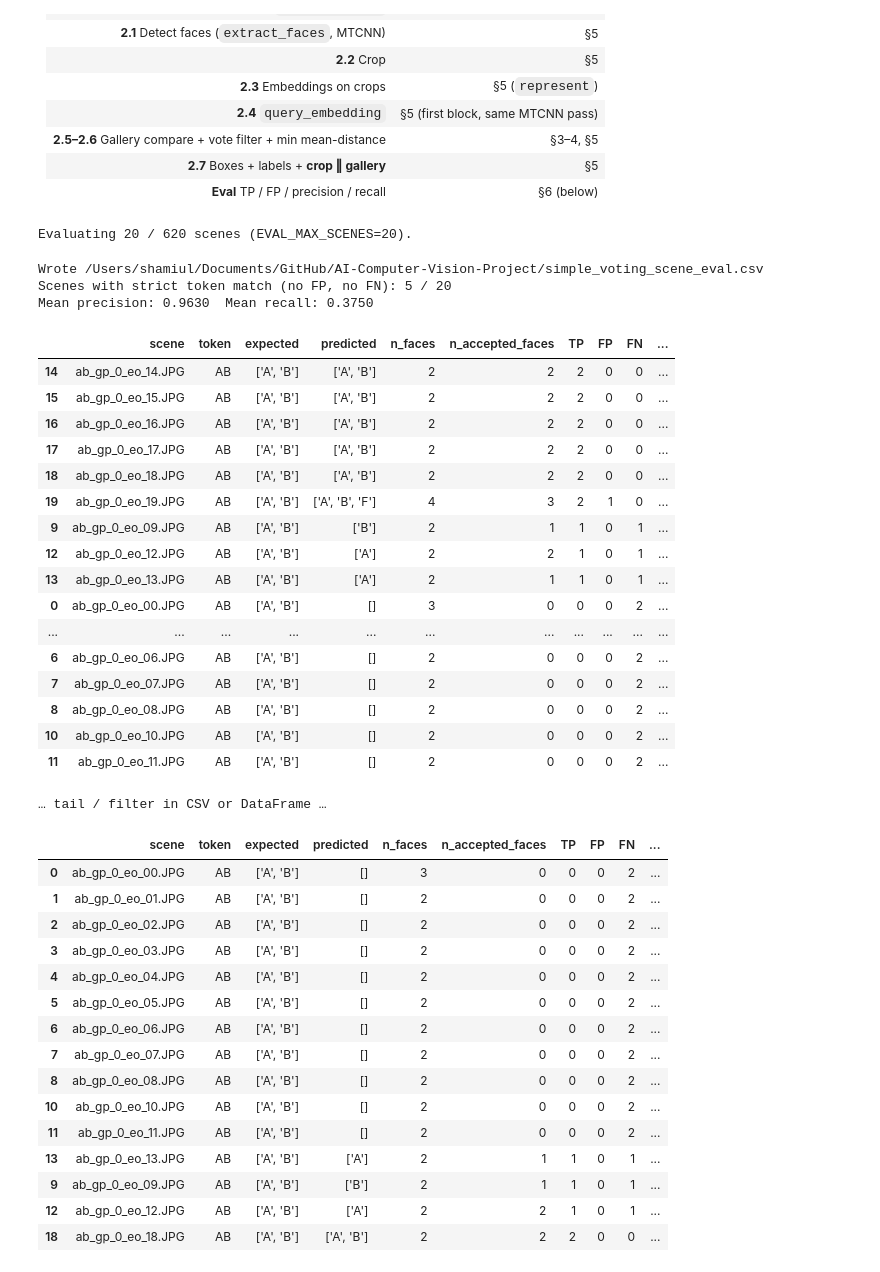
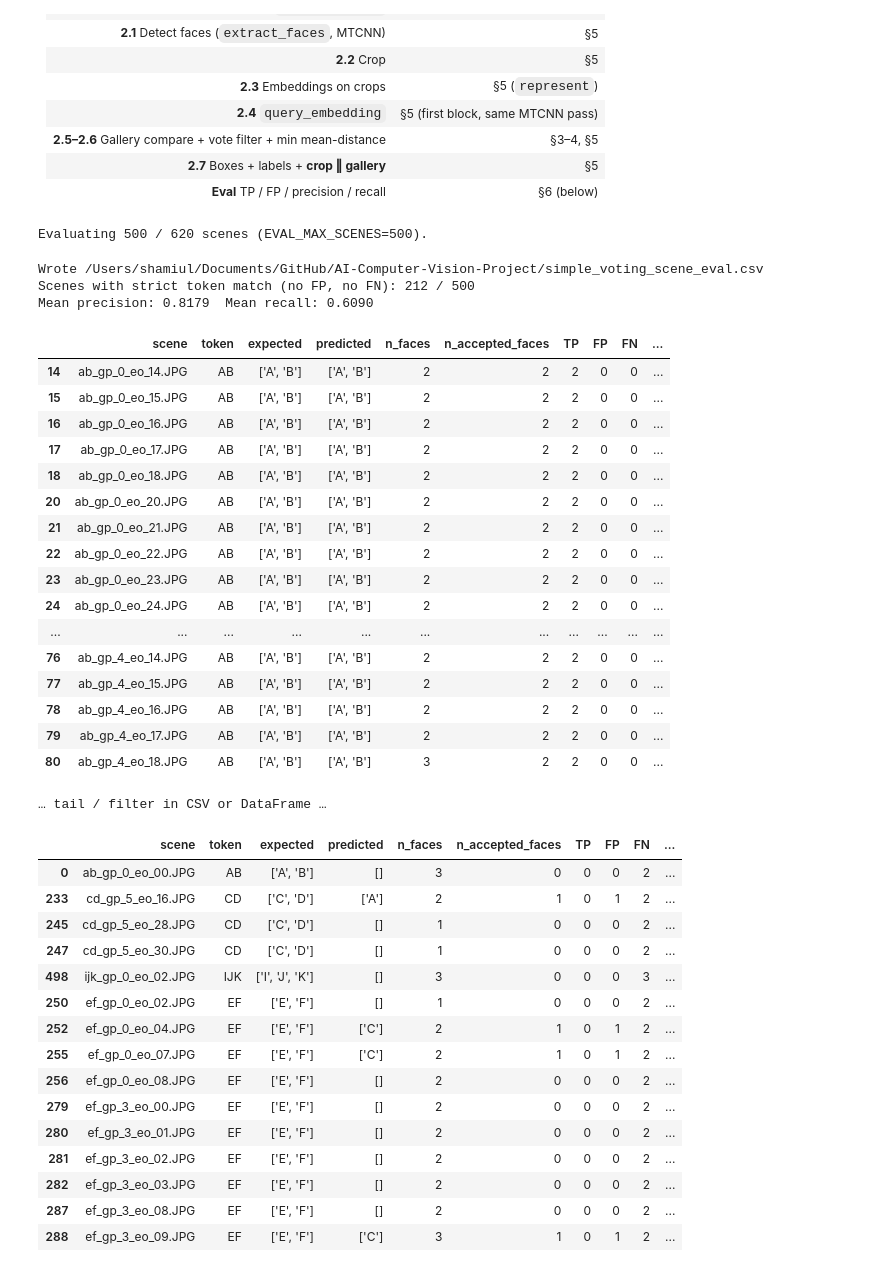
Before and after one commit to SamxHF/AI-Computer-Vision-Project, a Jupyter notebook: people_identification_voting_simple.ipynb, the cells around one changed output. Drawn from its saved outputs; the diff is of its cells as text; code cells hidden in the pictures.

```diff
--- a/people_identification_voting_simple.ipynb
+++ b/people_identification_voting_simple.ipynb
@@ -523,7 +523,7 @@ if not scene_paths:
     raise FileNotFoundError(f"No scene images in {SCENES_DIR}")
 
 # Quick test: first N scenes only. Set to None to run the full folder.
-EVAL_MAX_SCENES = 30
+EVAL_MAX_SCENES = 500
 _n_total = len(scene_paths)
 if EVAL_MAX_SCENES is not None:
     scene_paths = scene_paths[: int(EVAL_MAX_SCENES)]
@@ -605,57 +605,57 @@ for sp in tqdm(scene_paths, desc="Scenes"):
             "recall": round(met["recall"], 4) if met["recall"] == met["recall"] else float("nan"),
             "f1": round(met["f1"], 4) if met["f1"] == met["f1"] else float("nan"),
             "token_ok": (met["fp"] == 0 and met["fn"] == 0),
             "error": "",
         }
     )
 
 scene_eval_df = pd.DataFrame(rows)
 scene_eval_df.to_csv(EVAL_CSV_PATH, index=False)
 print(f"Wrote {EVAL_CSV_PATH}")
 
 _ok = scene_eval_df["token_ok"].sum()
 print(f"Scenes with strict token match (no FP, no FN): {_ok} / {len(scene_eval_df)}")
 print(f"Mean precision: {scene_eval_df['precision'].mean():.4f}  Mean recall: {scene_eval_df['recall'].mean():.4f}")
 
 display(scene_eval_df.sort_values(["token_ok", "recall"], ascending=[False, False]).head(40))
 print("… tail / filter in CSV or DataFrame …")
 display(scene_eval_df.sort_values("recall").head(15))
 # %% [output]
-Evaluating 20 / 620 scenes (EVAL_MAX_SCENES=20).
+Evaluating 500 / 620 scenes (EVAL_MAX_SCENES=500).
 Wrote /Users/shamiul/Documents/GitHub/AI-Computer-Vision-Project/simple_voting_scene_eval.csv
-Scenes with strict token match (no FP, no FN): 5 / 20
-Mean precision: 0.9630  Mean recall: 0.3750
+Scenes with strict token match (no FP, no FN): 212 / 500
+Mean precision: 0.8179  Mean recall: 0.6090
 |  | scene | token | expected | predicted | n_faces | n_accepted_faces | TP | FP | FN | ... |
 | 14 | ab_gp_0_eo_14.JPG | AB | ['A', 'B'] | ['A', 'B'] | 2 | 2 | 2 | 0 | 0 | ... |
 | 15 | ab_gp_0_eo_15.JPG | AB | ['A', 'B'] | ['A', 'B'] | 2 | 2 | 2 | 0 | 0 | ... |
 | 16 | ab_gp_0_eo_16.JPG | AB | ['A', 'B'] | ['A', 'B'] | 2 | 2 | 2 | 0 | 0 | ... |
 | 17 | ab_gp_0_eo_17.JPG | AB | ['A', 'B'] | ['A', 'B'] | 2 | 2 | 2 | 0 | 0 | ... |
 | 18 | ab_gp_0_eo_18.JPG | AB | ['A', 'B'] | ['A', 'B'] | 2 | 2 | 2 | 0 | 0 | ... |
-| 19 | ab_gp_0_eo_19.JPG | AB | ['A', 'B'] | ['A', 'B', 'F'] | 4 | 3 | 2 | 1 | 0 | ... |
-| 9 | ab_gp_0_eo_09.JPG | AB | ['A', 'B'] | ['B'] | 2 | 1 | 1 | 0 | 1 | ... |
-| 12 | ab_gp_0_eo_12.JPG | AB | ['A', 'B'] | ['A'] | 2 | 2 | 1 | 0 | 1 | ... |
-| 13 | ab_gp_0_eo_13.JPG | AB | ['A', 'B'] | ['A'] | 2 | 1 | 1 | 0 | 1 | ... |
-| 0 | ab_gp_0_eo_00.JPG | AB | ['A', 'B'] | [] | 3 | 0 | 0 | 0 | 2 | ... |
+| 20 | ab_gp_0_eo_20.JPG | AB | ['A', 'B'] | ['A', 'B'] | 2 | 2 | 2 | 0 | 0 | ... |
+| 21 | ab_gp_0_eo_21.JPG | AB | ['A', 'B'] | ['A', 'B'] | 2 | 2 | 2 | 0 | 0 | ... |
+| 22 | ab_gp_0_eo_22.JPG | AB | ['A', 'B'] | ['A', 'B'] | 2 | 2 | 2 | 0 | 0 | ... |
+| 23 | ab_gp_0_eo_23.JPG | AB | ['A', 'B'] | ['A', 'B'] | 2 | 2 | 2 | 0 | 0 | ... |
+| 24 | ab_gp_0_eo_24.JPG | AB | ['A', 'B'] | ['A', 'B'] | 2 | 2 | 2 | 0 | 0 | ... |
 | ... | ... | ... | ... | ... | ... | ... | ... | ... | ... | ... |
-| 6 | ab_gp_0_eo_06.JPG | AB | ['A', 'B'] | [] | 2 | 0 | 0 | 0 | 2 | ... |
-| 7 | ab_gp_0_eo_07.JPG | AB | ['A', 'B'] | [] | 2 | 0 | 0 | 0 | 2 | ... |
-| 8 | ab_gp_0_eo_08.JPG | AB | ['A', 'B'] | [] | 2 | 0 | 0 | 0 | 2 | ... |
-| 10 | ab_gp_0_eo_10.JPG | AB | ['A', 'B'] | [] | 2 | 0 | 0 | 0 | 2 | ... |
-| 11 | ab_gp_0_eo_11.JPG | AB | ['A', 'B'] | [] | 2 | 0 | 0 | 0 | 2 | ... |
+| 76 | ab_gp_4_eo_14.JPG | AB | ['A', 'B'] | ['A', 'B'] | 2 | 2 | 2 | 0 | 0 | ... |
+| 77 | ab_gp_4_eo_15.JPG | AB | ['A', 'B'] | ['A', 'B'] | 2 | 2 | 2 | 0 | 0 | ... |
+| 78 | ab_gp_4_eo_16.JPG | AB | ['A', 'B'] | ['A', 'B'] | 2 | 2 | 2 | 0 | 0 | ... |
+| 79 | ab_gp_4_eo_17.JPG | AB | ['A', 'B'] | ['A', 'B'] | 2 | 2 | 2 | 0 | 0 | ... |
+| 80 | ab_gp_4_eo_18.JPG | AB | ['A', 'B'] | ['A', 'B'] | 3 | 2 | 2 | 0 | 0 | ... |
 … tail / filter in CSV or DataFrame …
 |  | scene | token | expected | predicted | n_faces | n_accepted_faces | TP | FP | FN | ... |
 | 0 | ab_gp_0_eo_00.JPG | AB | ['A', 'B'] | [] | 3 | 0 | 0 | 0 | 2 | ... |
-| 1 | ab_gp_0_eo_01.JPG | AB | ['A', 'B'] | [] | 2 | 0 | 0 | 0 | 2 | ... |
-| 2 | ab_gp_0_eo_02.JPG | AB | ['A', 'B'] | [] | 2 | 0 | 0 | 0 | 2 | ... |
-| 3 | ab_gp_0_eo_03.JPG | AB | ['A', 'B'] | [] | 2 | 0 | 0 | 0 | 2 | ... |
-| 4 | ab_gp_0_eo_04.JPG | AB | ['A', 'B'] | [] | 2 | 0 | 0 | 0 | 2 | ... |
-| 5 | ab_gp_0_eo_05.JPG | AB | ['A', 'B'] | [] | 2 | 0 | 0 | 0 | 2 | ... |
-| 6 | ab_gp_0_eo_06.JPG | AB | ['A', 'B'] | [] | 2 | 0 | 0 | 0 | 2 | ... |
-| 7 | ab_gp_0_eo_07.JPG | AB | ['A', 'B'] | [] | 2 | 0 | 0 | 0 | 2 | ... |
-| 8 | ab_gp_0_eo_08.JPG | AB | ['A', 'B'] | [] | 2 | 0 | 0 | 0 | 2 | ... |
-| 10 | ab_gp_0_eo_10.JPG | AB | ['A', 'B'] | [] | 2 | 0 | 0 | 0 | 2 | ... |
-| 11 | ab_gp_0_eo_11.JPG | AB | ['A', 'B'] | [] | 2 | 0 | 0 | 0 | 2 | ... |
-| 13 | ab_gp_0_eo_13.JPG | AB | ['A', 'B'] | ['A'] | 2 | 1 | 1 | 0 | 1 | ... |
-| 9 | ab_gp_0_eo_09.JPG | AB | ['A', 'B'] | ['B'] | 2 | 1 | 1 | 0 | 1 | ... |
-| 12 | ab_gp_0_eo_12.JPG | AB | ['A', 'B'] | ['A'] | 2 | 2 | 1 | 0 | 1 | ... |
-| 18 | ab_gp_0_eo_18.JPG | AB | ['A', 'B'] | ['A', 'B'] | 2 | 2 | 2 | 0 | 0 | ... |
+| 233 | cd_gp_5_eo_16.JPG | CD | ['C', 'D'] | ['A'] | 2 | 1 | 0 | 1 | 2 | ... |
+| 245 | cd_gp_5_eo_28.JPG | CD | ['C', 'D'] | [] | 1 | 0 | 0 | 0 | 2 | ... |
+| 247 | cd_gp_5_eo_30.JPG | CD | ['C', 'D'] | [] | 1 | 0 | 0 | 0 | 2 | ... |
+| 498 | ijk_gp_0_eo_02.JPG | IJK | ['I', 'J', 'K'] | [] | 3 | 0 | 0 | 0 | 3 | ... |
+| 250 | ef_gp_0_eo_02.JPG | EF | ['E', 'F'] | [] | 1 | 0 | 0 | 0 | 2 | ... |
+| 252 | ef_gp_0_eo_04.JPG | EF | ['E', 'F'] | ['C'] | 2 | 1 | 0 | 1 | 2 | ... |
+| 255 | ef_gp_0_eo_07.JPG | EF | ['E', 'F'] | ['C'] | 2 | 1 | 0 | 1 | 2 | ... |
+| 256 | ef_gp_0_eo_08.JPG | EF | ['E', 'F'] | [] | 2 | 0 | 0 | 0 | 2 | ... |
+| 279 | ef_gp_3_eo_00.JPG | EF | ['E', 'F'] | [] | 2 | 0 | 0 | 0 | 2 | ... |
+| 280 | ef_gp_3_eo_01.JPG | EF | ['E', 'F'] | [] | 2 | 0 | 0 | 0 | 2 | ... |
+| 281 | ef_gp_3_eo_02.JPG | EF | ['E', 'F'] | [] | 2 | 0 | 0 | 0 | 2 | ... |
+| 282 | ef_gp_3_eo_03.JPG | EF | ['E', 'F'] | [] | 2 | 0 | 0 | 0 | 2 | ... |
+| 287 | ef_gp_3_eo_08.JPG | EF | ['E', 'F'] | [] | 2 | 0 | 0 | 0 | 2 | ... |
+| 288 | ef_gp_3_eo_09.JPG | EF | ['E', 'F'] | ['C'] | 3 | 1 | 0 | 1 | 2 | ... |
```
Also changed, not shown: 2 other files.
